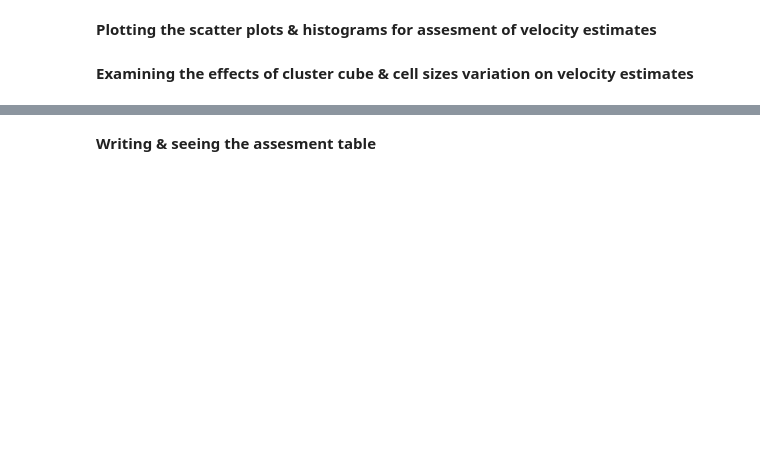
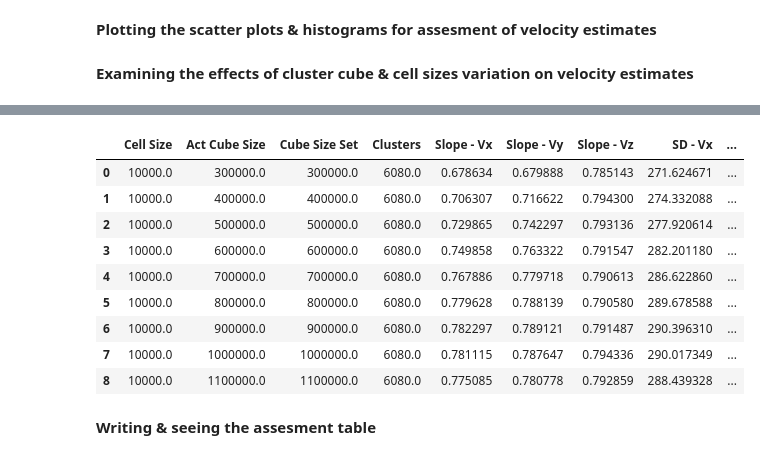
Before and after one commit to awaismirza92/velocity-reconstruction-and-kinetic-SZ, a Jupyter notebook: codes/velocity-reconstruction-big-sim-box.ipynb, the cells around one changed output, grey strips where cells are left out. Drawn from its saved outputs; the diff is of its cells as text; code cells hidden in the pictures; blank space fills up the shorter version.

```diff
--- a/codes/velocity-reconstruction-big-sim-box.ipynb
+++ b/codes/velocity-reconstruction-big-sim-box.ipynb
@@ -24,7 +26,7 @@ dpi = 90
 PC_name_str = PC_name.stdout[0:-2]
 
 if PC_name_str == 'science12':
-    cores = 42
+    cores = 84
 else:
     cores = multi.cpu_count()
 
@@ -261,16 +282,25 @@ def overdensity_field_calc(clus_x, clus_y, clus_z, delta_gal_mean, cell_size, si
         x, y, z = cell
         gals_in_cell[x, y, z] += 1
 
+    gals_in_cell_up_err, gals_in_cell_low_err = gehrels_confidence_limits(gals_in_cell)
+    gals_in_cell_avg_err = (gals_in_cell_low_err + gals_in_cell_up_err) / 2
+
     #determining the overdensity of galaxies
     delta_gal = (gals_in_cell/delta_gal_mean) - 1
 
+    delta_gal_error = gals_in_cell_avg_err/delta_gal_mean
+
     #smoothing the overdensity of galaxies
-    delta_gal_smooth = gaussian_filter(delta_gal, sigma = sigma_in_pix)
+#     delta_gal_smooth = gaussian_filter(delta_gal, sigma = sigma_in_pix)
+
+    delta_gal_smooth = delta_gal.copy() #to avoid error calculation since
+    #smoothing not affecting velocities much (apparently, not at all with 2 Mpc)
 
     #obtaining matter overdensity from galaxies overdensity
     delta_matter = delta_gal_smooth / b
+    delta_matter_error = delta_gal_error / b
 
-    return delta_matter
+    return delta_matter, delta_matter_error
 # %% [markdown]
 **Calculating differential, numerator & denominator for Eq. 1**
 # %%
@@ -341,3 +395,22 @@ def sigma_calc(cell_size):
     sigma_in_pix = FWHM_in_pix/(2.35482)  #in pixel units
 
     return sigma_in_pix
+# %%
+def lmfit_func(x_values, y_values, errors):
+    model = LinearModel()
+
+    fit_params = model.guess(y_values, x = x_values)
+    fit_params['intercept'].set(value = 0, vary = False)
+
+    result = model.fit(y_values,
+                       params = fit_params,
+                       x = x_values, weights = 1/errors)
+
+    print(result.fit_report())
+
+
+    return result
+
+param_x_lmfit = lmfit_func(df_clusters_est_err['vx[km/s]'],
+                           df_clusters_est_err['vx_est[km/s]'],
+                           df_clusters_est_err['vx_est_err[km/s]'])
@@ -768,3 +788,16 @@ cube_cell_size_assess
+# %%
+cube_cell_size_assess_no_round
+# %% [output]
+|  | Cell Size | Act Cube Size | Cube Size Set | Clusters | Slope - Vx | Slope - Vy | Slope - Vz | SD - Vx | ... |
+| 0 | 10000.0 | 300000.0 | 300000.0 | 6080.0 | 0.678634 | 0.679888 | 0.785143 | 271.624671 | ... |
+| 1 | 10000.0 | 400000.0 | 400000.0 | 6080.0 | 0.706307 | 0.716622 | 0.794300 | 274.332088 | ... |
+| 2 | 10000.0 | 500000.0 | 500000.0 | 6080.0 | 0.729865 | 0.742297 | 0.793136 | 277.920614 | ... |
+| 3 | 10000.0 | 600000.0 | 600000.0 | 6080.0 | 0.749858 | 0.763322 | 0.791547 | 282.201180 | ... |
+| 4 | 10000.0 | 700000.0 | 700000.0 | 6080.0 | 0.767886 | 0.779718 | 0.790613 | 286.622860 | ... |
+| 5 | 10000.0 | 800000.0 | 800000.0 | 6080.0 | 0.779628 | 0.788139 | 0.790580 | 289.678588 | ... |
+| 6 | 10000.0 | 900000.0 | 900000.0 | 6080.0 | 0.782297 | 0.789121 | 0.791487 | 290.396310 | ... |
+| 7 | 10000.0 | 1000000.0 | 1000000.0 | 6080.0 | 0.781115 | 0.787647 | 0.794336 | 290.017349 | ... |
+| 8 | 10000.0 | 1100000.0 | 1100000.0 | 6080.0 | 0.775085 | 0.780778 | 0.792859 | 288.439328 | ... |
 # %% [markdown]
 **Writing & seeing the assesment table**
 # %%
```
Also changed, not shown: parts of 12 cells of this notebook.
